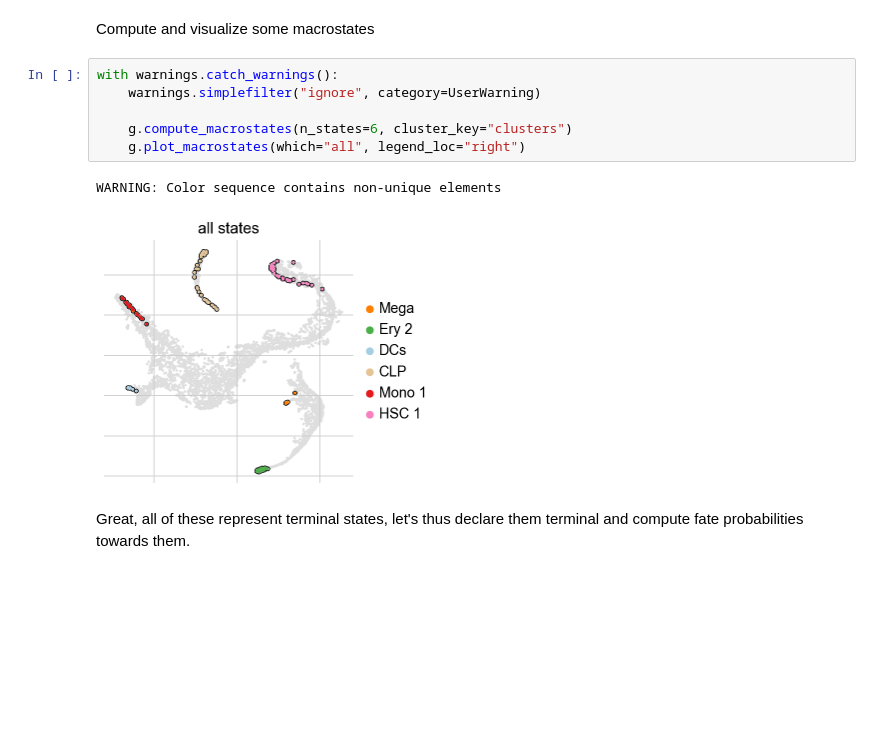
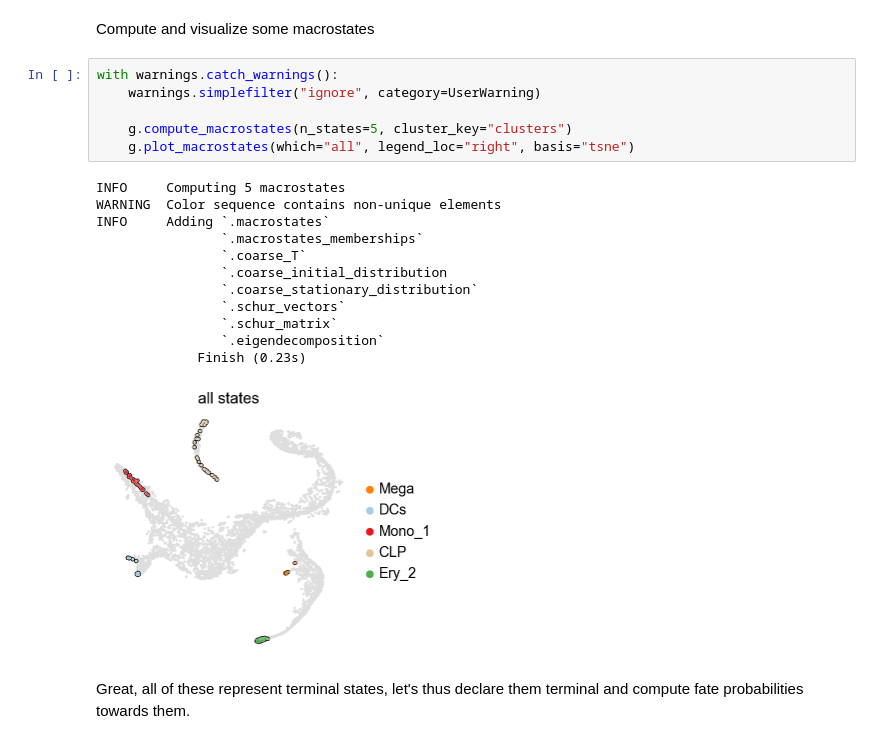
Before and after one commit to quadbio/cellmapper, a Jupyter notebook: docs/notebooks/tutorials/data_denoising.ipynb, the cells around one changed output. Saved outputs shown, nothing was run; the diff lists cells and outputs as text; blank space fills up the shorter version.

```diff
--- a/docs/notebooks/tutorials/data_denoising.ipynb
+++ b/docs/notebooks/tutorials/data_denoising.ipynb
@@ -184,12 +189,22 @@ Compute and visualize some macrostates
 # %%
 with warnings.catch_warnings():
     warnings.simplefilter("ignore", category=UserWarning)
 
-    g.compute_macrostates(n_states=6, cluster_key="clusters")
-    g.plot_macrostates(which="all", legend_loc="right")
+    g.compute_macrostates(n_states=5, cluster_key="clusters")
+    g.plot_macrostates(which="all", legend_loc="right", basis="tsne")
 # %% [output]
-WARNING: Color sequence contains non-unique elements
+INFO     Computing 5 macrostates
+WARNING  Color sequence contains non-unique elements
+INFO     Adding `.macrostates`
+                `.macrostates_memberships`
+                `.coarse_T`
+                `.coarse_initial_distribution
+                `.coarse_stationary_distribution`
+                `.schur_vectors`
+                `.schur_matrix`
+                `.eigendecomposition`
+             Finish (0.23s)
-[figure, old version]
+[figure, new version]
 # %% [markdown]
 Great, all of these represent terminal states, let's thus declare them terminal and compute fate probabilities towards them.
 # %%
```
Also changed, not shown: parts of 8 cells of this notebook.
